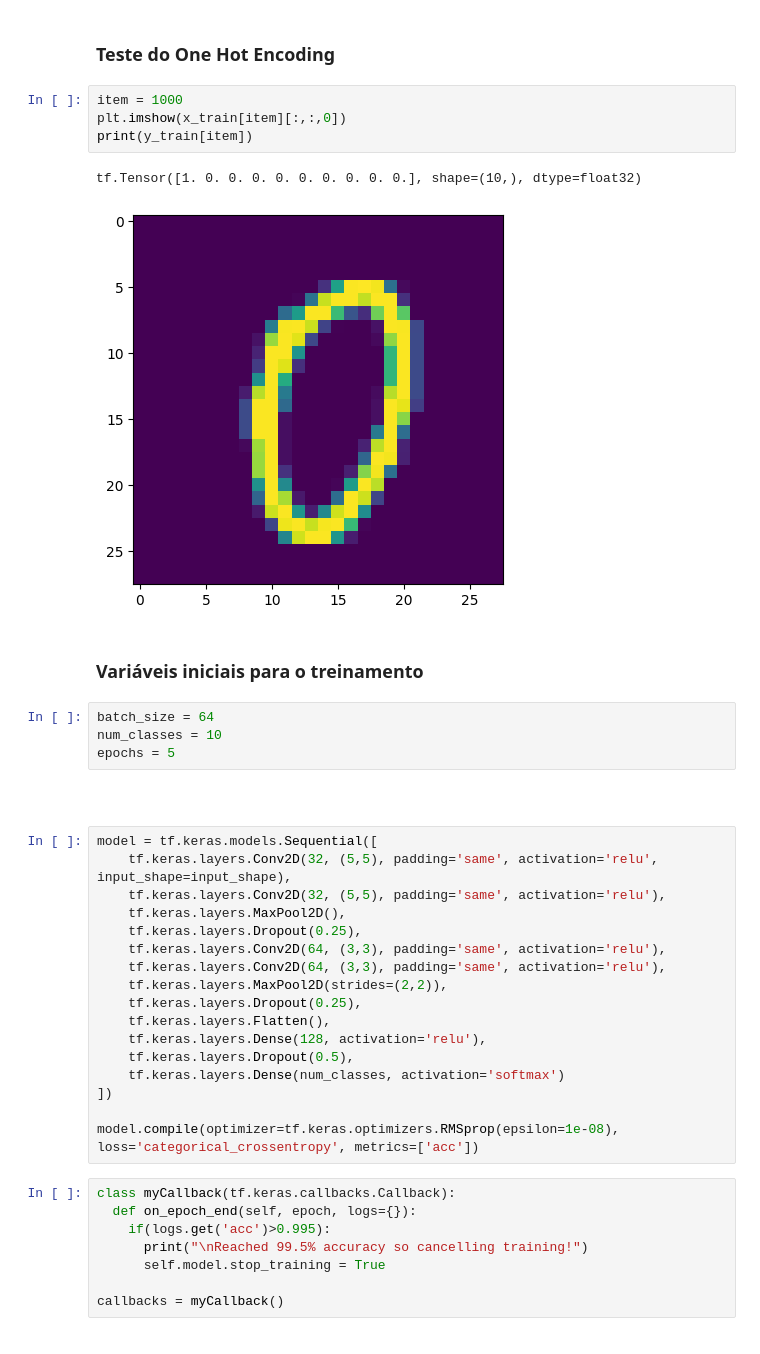
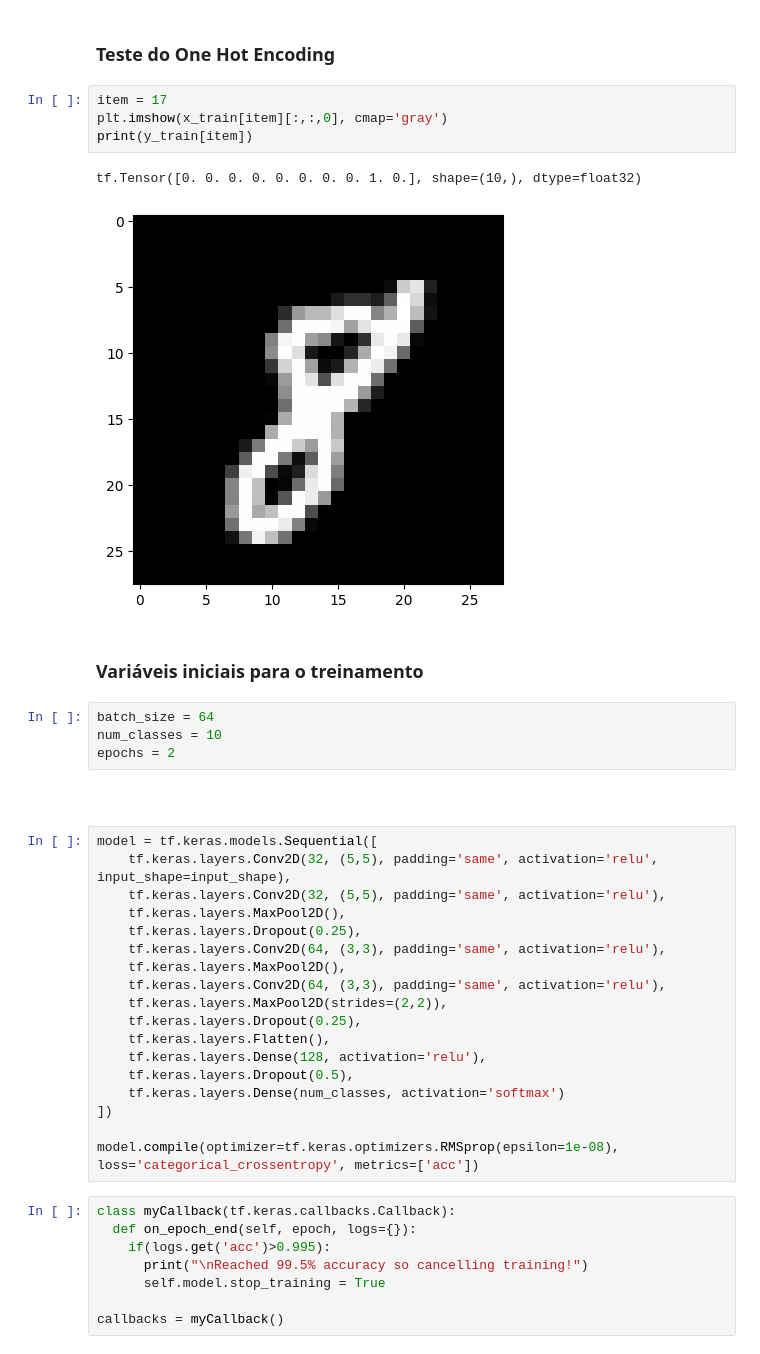
Before and after one commit to arbcaio/redes_neurais, a Jupyter notebook: rede_cnn.ipynb, the cells around one changed output. Saved outputs shown, nothing was run; the diff lists cells and outputs as text.

```diff
--- a/exemplo.ipynb
+++ b/rede_cnn.ipynb
@@ -94,18 +94,18 @@ y_test = tf.one_hot(y_test.astype(np.int32), depth=10)
 # %% [markdown]
 ### Teste do One Hot Encoding
 # %%
-item = 1000
-plt.imshow(x_train[item][:,:,0])
+item = 17
+plt.imshow(x_train[item][:,:,0], cmap='gray')
 print(y_train[item])
 # %% [output]
-tf.Tensor([1. 0. 0. 0. 0. 0. 0. 0. 0. 0.], shape=(10,), dtype=float32)
+tf.Tensor([0. 0. 0. 0. 0. 0. 0. 0. 1. 0.], shape=(10,), dtype=float32)
-[figure, old version]
+[figure, new version]
 # %% [markdown]
 ### Variáveis iniciais para o treinamento
 # %%
 batch_size = 64
 num_classes = 10
-epochs = 5
+epochs = 2
 # %% [markdown]
 ###
 # %%
@@ -115,6 +115,7 @@ model = tf.keras.models.Sequential([
     tf.keras.layers.MaxPool2D(),
     tf.keras.layers.Dropout(0.25),
     tf.keras.layers.Conv2D(64, (3,3), padding='same', activation='relu'),
+    tf.keras.layers.MaxPool2D(),
     tf.keras.layers.Conv2D(64, (3,3), padding='same', activation='relu'),
     tf.keras.layers.MaxPool2D(strides=(2,2)),
     tf.keras.layers.Dropout(0.25),
```
Also changed, not shown: parts of 11 cells of this notebook, 1 other file.
